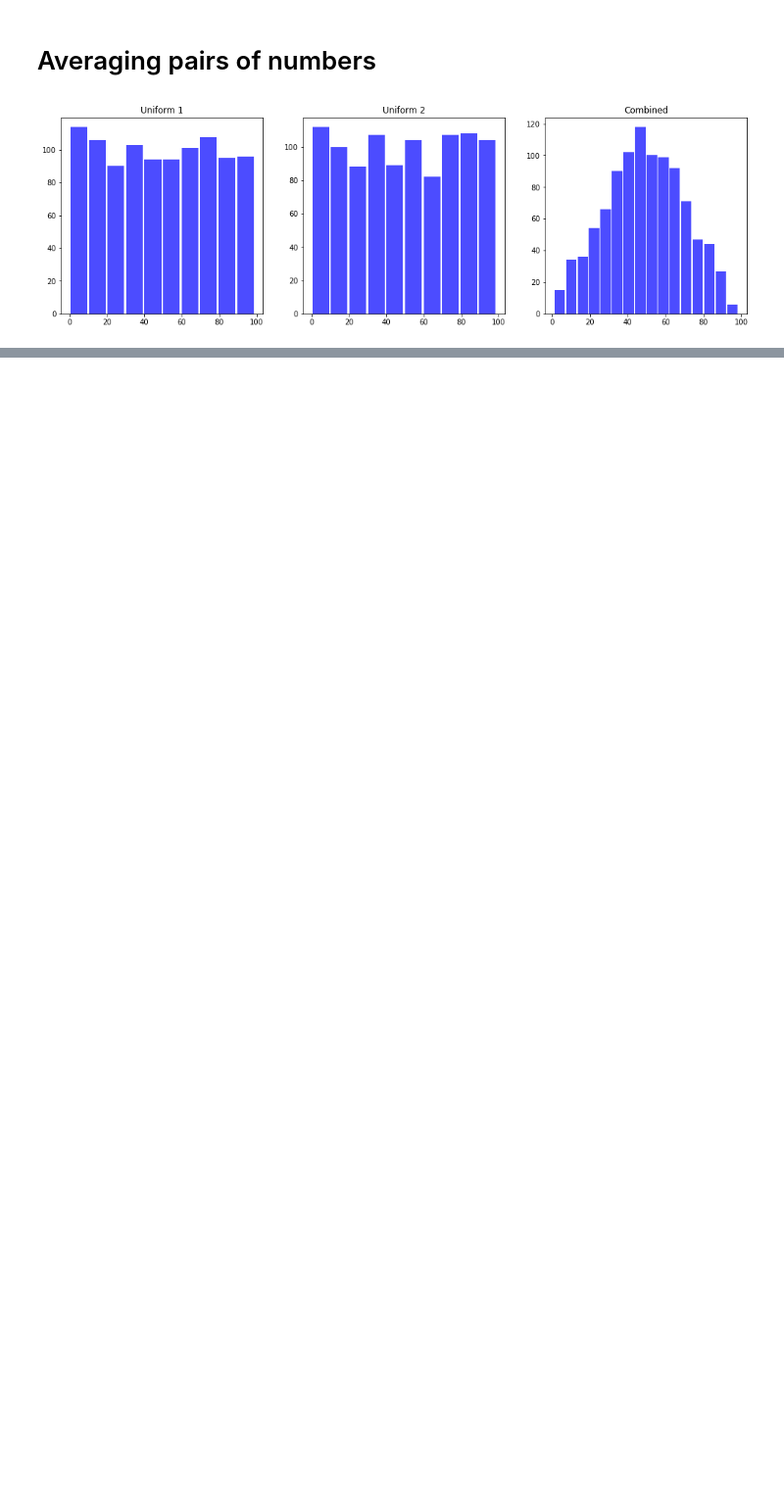
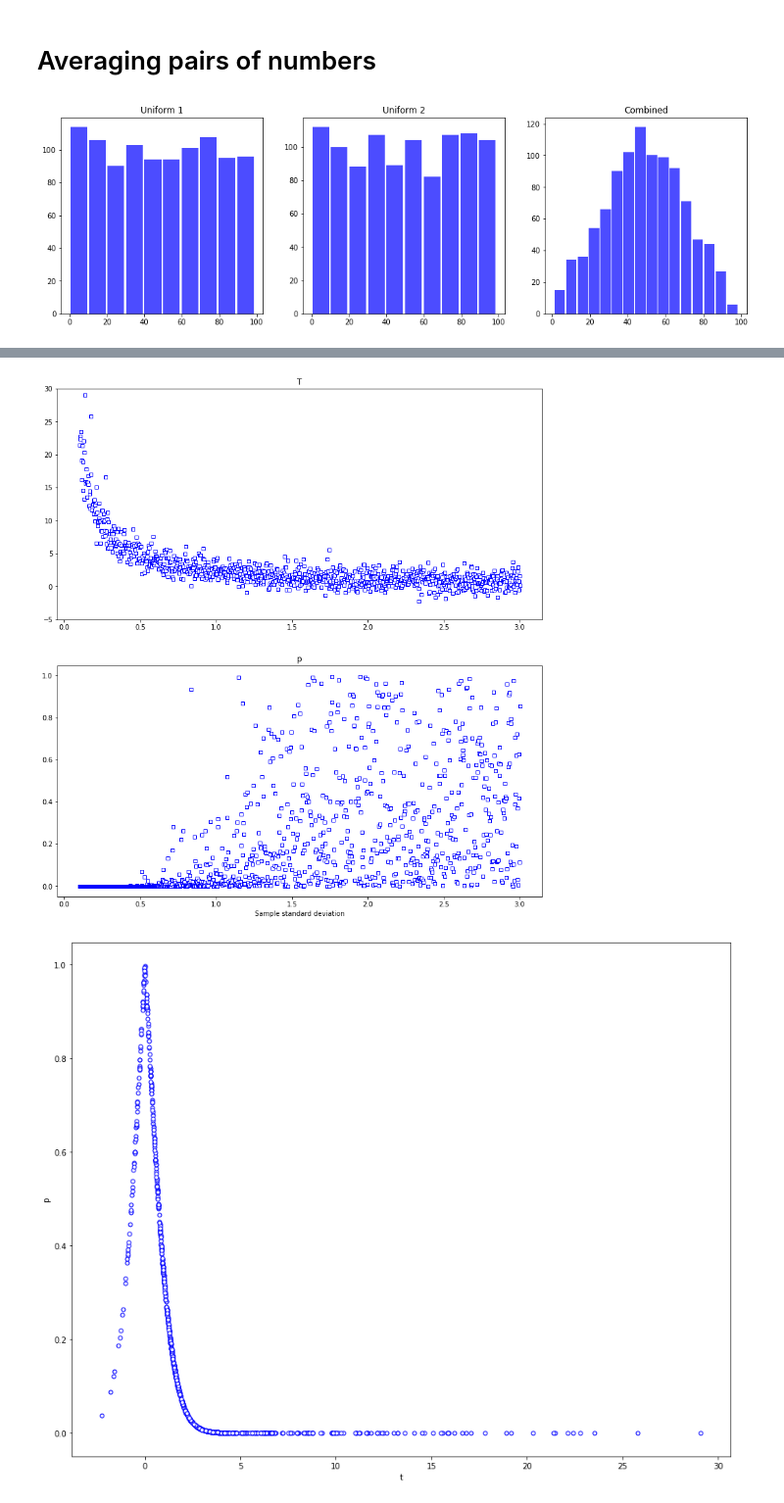
Before and after one commit to aurimas12/unsupervising-learning-task, a Jupyter notebook: notes.ipynb, the cells around one changed output, grey strips where cells are left out. Shown at 98% size. Saved outputs shown, nothing was run; the diff lists cells and outputs as text; code cells hidden in the pictures; blank space fills up the shorter version.

Commit message:
task: t and p value plots in std range (0-3)

```diff
--- a/notes.ipynb
+++ b/notes.ipynb
@@ -408,0 +411,32 @@ plt.show()
+# %%
+# create data
+N=20 #sample size
+popMu=.5 #true population mean
+tval=[]
+pval=[]
+H0val=0
+std=np.linspace(0.1,3,1000)
+
+for i in std:
+    data=i*np.random.randn(N)+popMu
+    t,p=stats.ttest_1samp(data,H0val)
+    tval.append(t)
+    pval.append(p)
+fig,ax=plt.subplots(2,1,figsize=(13,14))
+ax[0].set_title('T')
+ax[0].plot(std,tval,'bs',markerfacecolor='w',markersize=5)
+ax[0].set_ylim([-5,30])
+ax[1].set_title('p')
+ax[1].plot(std,pval,'bs',markerfacecolor='w',markersize=5)
+ax[1].set_xlabel('Sample standard deviation')
+
+plt.show()
+
+plt.subplots(1,1,figsize=(15,12))
+plt.plot(tval,pval,'bo',markerfacecolor='w',markersize=5)
+plt.xlabel('t')
+plt.ylabel('p')
+plt.show()
+# %% [output]
+[figure, added]
+[figure, added]
```
Also changed, not shown: parts of 1 cell of this notebook.
